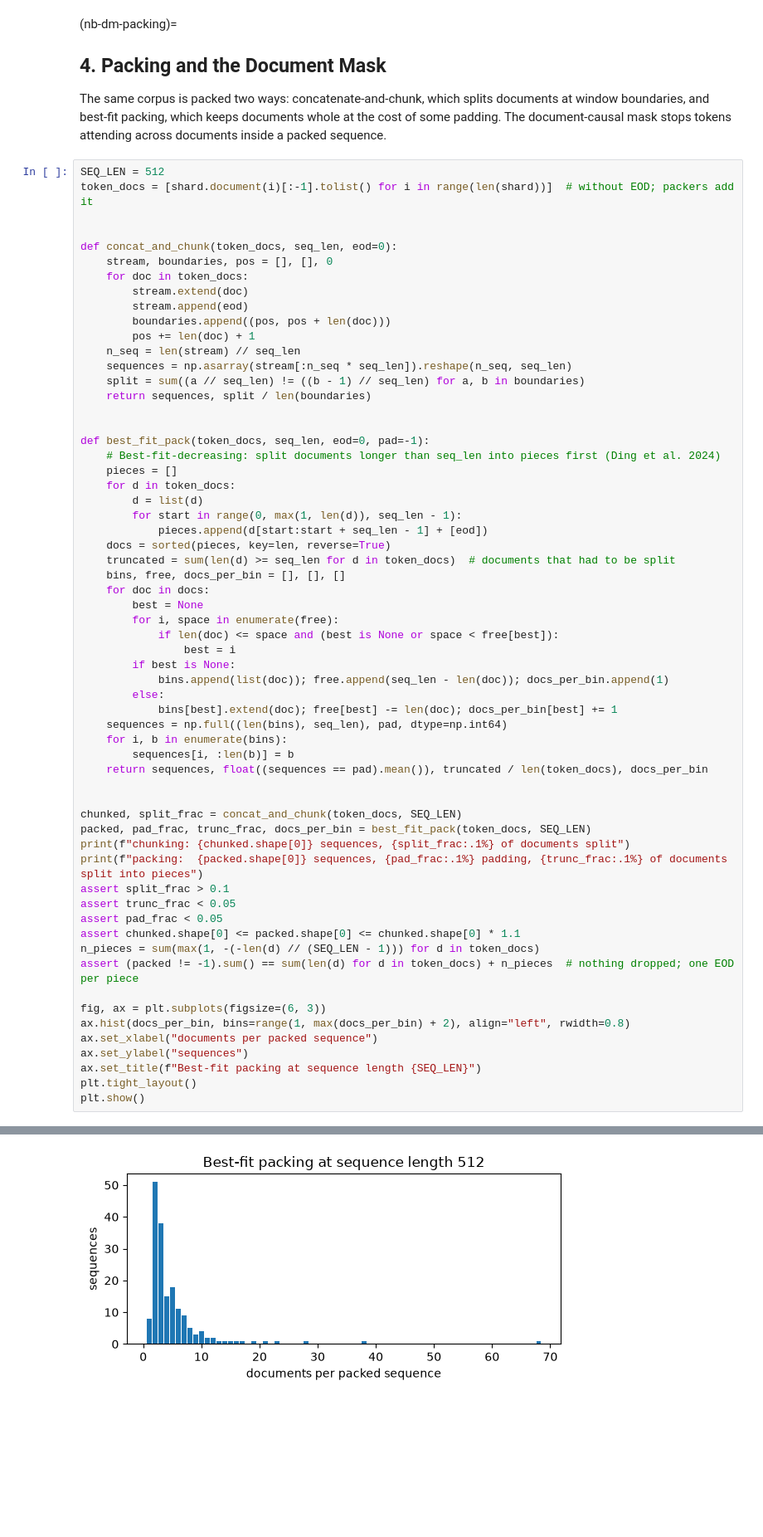
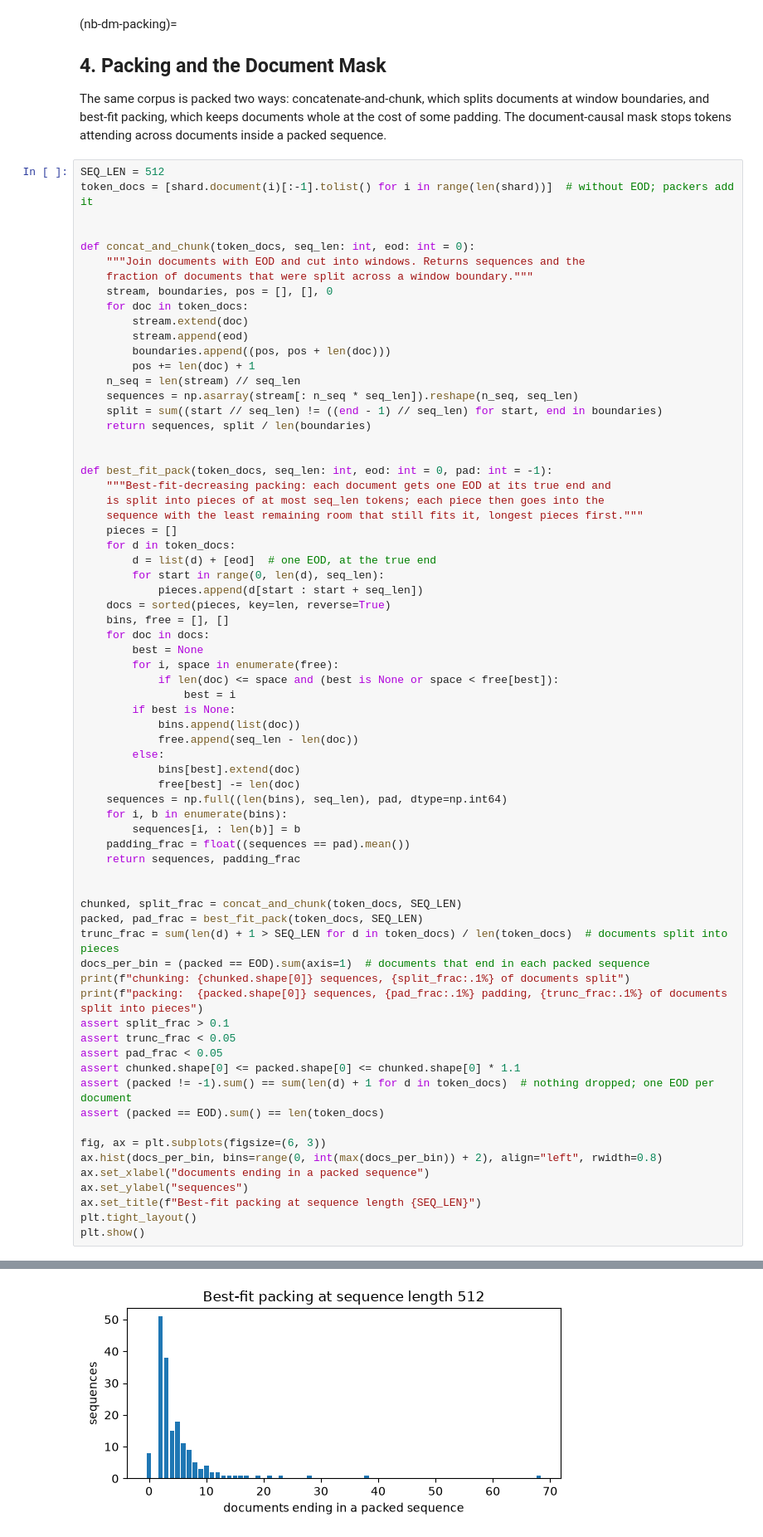
Before and after one commit to Beaker12/llmatlas, a Jupyter notebook: chapters/05-dataset-management/examples/dataset_management_demo.ipynb, the cells around one changed output, grey strips where cells are left out. Shown at 83% size. Saved outputs shown, nothing was run; the diff lists cells and outputs as text; blank space fills up the shorter version.

```diff
--- a/chapters/05-dataset-management/examples/dataset_management_demo.ipynb
+++ b/chapters/05-dataset-management/examples/dataset_management_demo.ipynb
@@ -224,7 +263,9 @@ SEQ_LEN = 512
 token_docs = [shard.document(i)[:-1].tolist() for i in range(len(shard))]  # without EOD; packers add it
 
 
-def concat_and_chunk(token_docs, seq_len, eod=0):
+def concat_and_chunk(token_docs, seq_len: int, eod: int = 0):
+    """Join documents with EOD and cut into windows. Returns sequences and the
+    fraction of documents that were split across a window boundary."""
     stream, boundaries, pos = [], [], 0
     for doc in token_docs:
         stream.extend(doc)
@@ -232,56 +273,62 @@ def concat_and_chunk(token_docs, seq_len, eod=0):
         boundaries.append((pos, pos + len(doc)))
         pos += len(doc) + 1
     n_seq = len(stream) // seq_len
-    sequences = np.asarray(stream[:n_seq * seq_len]).reshape(n_seq, seq_len)
-    split = sum((a // seq_len) != ((b - 1) // seq_len) for a, b in boundaries)
+    sequences = np.asarray(stream[: n_seq * seq_len]).reshape(n_seq, seq_len)
+    split = sum((start // seq_len) != ((end - 1) // seq_len) for start, end in boundaries)
     return sequences, split / len(boundaries)
 
 
-def best_fit_pack(token_docs, seq_len, eod=0, pad=-1):
-    # Best-fit-decreasing: split documents longer than seq_len into pieces first (Ding et al. 2024)
+def best_fit_pack(token_docs, seq_len: int, eod: int = 0, pad: int = -1):
+    """Best-fit-decreasing packing: each document gets one EOD at its true end and
+    is split into pieces of at most seq_len tokens; each piece then goes into the
+    sequence with the least remaining room that still fits it, longest pieces first."""
     pieces = []
     for d in token_docs:
-        d = list(d)
-        for start in range(0, max(1, len(d)), seq_len - 1):
-            pieces.append(d[start:start + seq_len - 1] + [eod])
+        d = list(d) + [eod]  # one EOD, at the true end
+        for start in range(0, len(d), seq_len):
+            pieces.append(d[start : start + seq_len])
     docs = sorted(pieces, key=len, reverse=True)
-    truncated = sum(len(d) >= seq_len for d in token_docs)  # documents that had to be split
-    bins, free, docs_per_bin = [], [], []
+    bins, free = [], []
     for doc in docs:
         best = None
         for i, space in enumerate(free):
             if len(doc) <= space and (best is None or space < free[best]):
                 best = i
         if best is None:
-            bins.append(list(doc)); free.append(seq_len - len(doc)); docs_per_bin.append(1)
+            bins.append(list(doc))
+            free.append(seq_len - len(doc))
         else:
-            bins[best].extend(doc); free[best] -= len(doc); docs_per_bin[best] += 1
+            bins[best].extend(doc)
+            free[best] -= len(doc)
     sequences = np.full((len(bins), seq_len), pad, dtype=np.int64)
     for i, b in enumerate(bins):
-        sequences[i, :len(b)] = b
-    return sequences, float((sequences == pad).mean()), truncated / len(token_docs), docs_per_bin
+        sequences[i, : len(b)] = b
+    padding_frac = float((sequences == pad).mean())
+    return sequences, padding_frac
 
 
 chunked, split_frac = concat_and_chunk(token_docs, SEQ_LEN)
-packed, pad_frac, trunc_frac, docs_per_bin = best_fit_pack(token_docs, SEQ_LEN)
+packed, pad_frac = best_fit_pack(token_docs, SEQ_LEN)
+trunc_frac = sum(len(d) + 1 > SEQ_LEN for d in token_docs) / len(token_docs)  # documents split into pieces
+docs_per_bin = (packed == EOD).sum(axis=1)  # documents that end in each packed sequence
 print(f"chunking: {chunked.shape[0]} sequences, {split_frac:.1%} of documents split")
 print(f"packing:  {packed.shape[0]} sequences, {pad_frac:.1%} padding, {trunc_frac:.1%} of documents split into pieces")
 assert split_frac > 0.1
 assert trunc_frac < 0.05
 assert pad_frac < 0.05
 assert chunked.shape[0] <= packed.shape[0] <= chunked.shape[0] * 1.1
-n_pieces = sum(max(1, -(-len(d) // (SEQ_LEN - 1))) for d in token_docs)
-assert (packed != -1).sum() == sum(len(d) for d in token_docs) + n_pieces  # nothing dropped; one EOD per piece
+assert (packed != -1).sum() == sum(len(d) + 1 for d in token_docs)  # nothing dropped; one EOD per document
+assert (packed == EOD).sum() == len(token_docs)
 
 fig, ax = plt.subplots(figsize=(6, 3))
-ax.hist(docs_per_bin, bins=range(1, max(docs_per_bin) + 2), align="left", rwidth=0.8)
-ax.set_xlabel("documents per packed sequence")
+ax.hist(docs_per_bin, bins=range(0, int(max(docs_per_bin)) + 2), align="left", rwidth=0.8)
+ax.set_xlabel("documents ending in a packed sequence")
 ax.set_ylabel("sequences")
 ax.set_title(f"Best-fit packing at sequence length {SEQ_LEN}")
 plt.tight_layout()
 plt.show()
 # %% [output]
 chunking: 176 sequences, 18.0% of documents split
 packing:  177 sequences, 0.1% padding, 0.7% of documents split into pieces
-[figure, old version]
+[figure, new version]
 # %%
```
Also changed, not shown: parts of 8 cells of this notebook, 2 other files.
